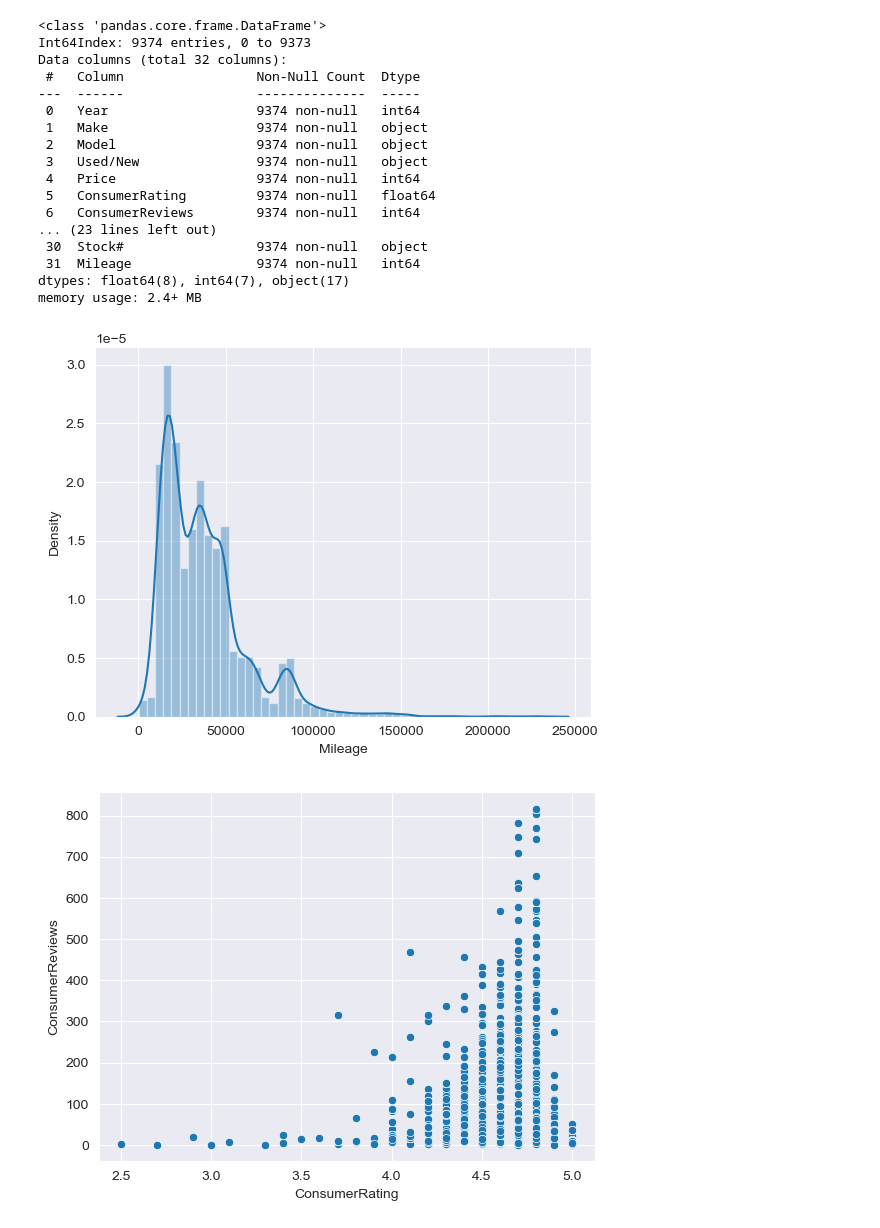
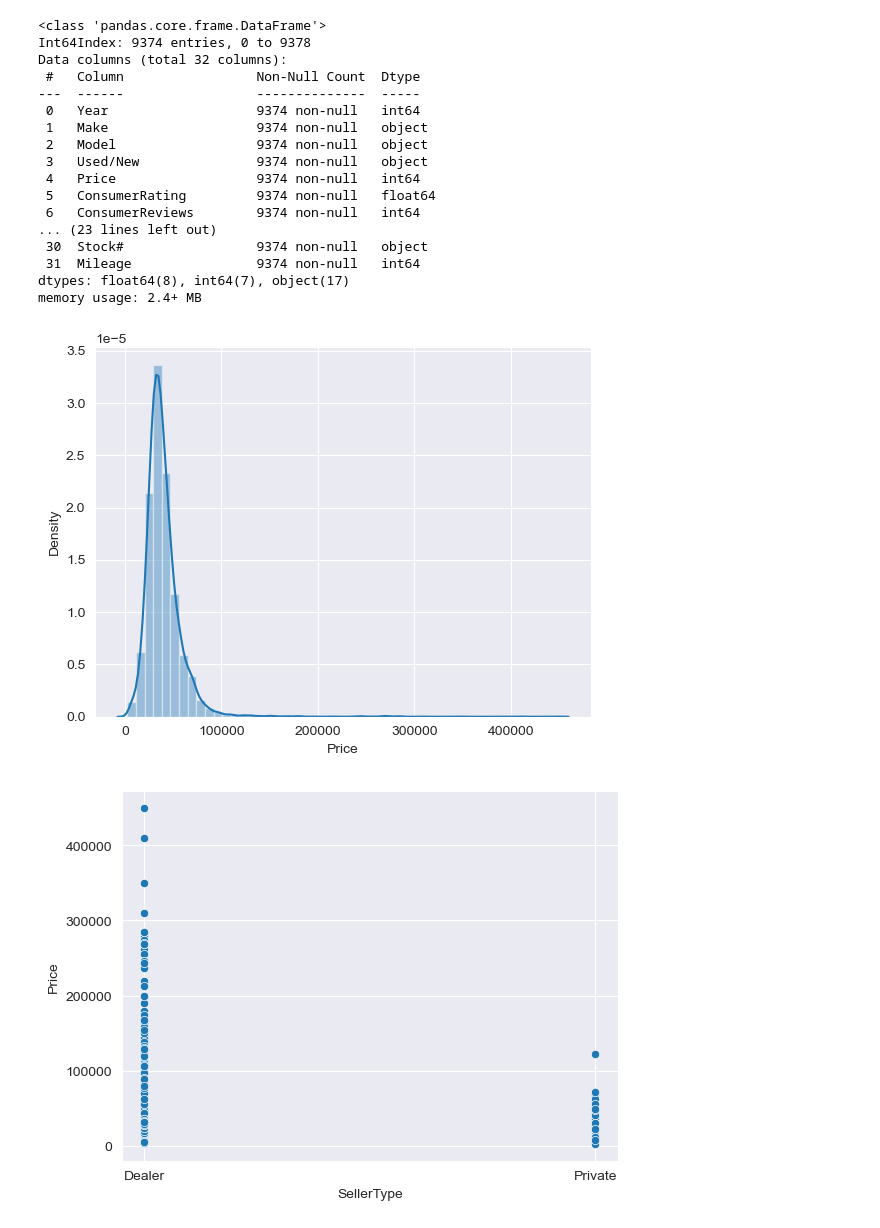
Before and after one commit to VickieL2399/ISYS-with-a-Y, a Jupyter notebook: ISYS with a Y/Q2.ipynb, the cells around one changed output. Saved outputs shown, nothing was run; the diff lists cells and outputs as text; code cells hidden in the pictures.

Commit message:
Fliter the data. Made Price into a int and got ride of comma and $.Made graphs of SellerType and price and organized price from lowest to highest.

```diff
--- a/ISYS with a Y/Q2.ipynb
+++ b/ISYS with a Y/Q2.ipynb
@@ -44,26 +44,21 @@ Data columns (total 32 columns):
 dtypes: float64(8), int64(6), object(18)
 memory usage: 2.3+ MB
 # %%
-#For length of data
-
 # Load the database into a pandas dataframe
 car_sale_data = pd.read_csv('./Online_Cars_Sale_Marketplace_Data.csv')
 
 # Remove the dollar sign from the 'Price' column
-car_sale_data['Price'] = car_sale_data['Price'].replace('$', '')
+car_sale_data['Price'] = car_sale_data['Price'].str.replace('$', '')
 
-car_sale_data['Price'] = car_sale_data['Price'].replace(',', '')
+# Remove the comma from the 'Price' column
+car_sale_data['Price'] = car_sale_data['Price'].str.replace(',', '')
 
-car_sale_data = car_sale_data[car_sale_data['Price']!= 'No Price']
-#.astype(float)
+# Remove the "Not Priced" from the 'Price' column
+car_sale_data = car_sale_data[car_sale_data['Price']!= 'Not Priced']
 
+# Turn 'Price' into all ints
 car_sale_data['Price'] = car_sale_data['Price'].astype(int)
 
-#car_sale_data =car_sale_data[car_sale_data['Price']!= 'No Price']
-
-
-# Save the modified dataframe back to the CSV file
-car_sale_data.to_csv('./Online_Cars_Sale_Marketplace_Data.csv', index=False)
 
 car_sale_data
 # %% [output]
@@ -82,29 +77,9 @@ car_sale_data
 9374 rows × 32 columns
-# %%
-# Load the database into a pandas dataframe
-car_sale_data = pd.read_csv('./Online_Cars_Sale_Marketplace_Data.csv')
-
-# Remove the dollar sign from the 'Price' column
-car_sale_data['Price'] = car_sale_data['Price'].str.replace('$', '')
-
-# Remove the comma from the 'Price' column
-car_sale_data['Price'] = car_sale_data['Price'].str.replace(',', '')
-
-# Remove the "Not Priced" from the 'Price' column
-car_sale_data = car_sale_data[car_sale_data['Price']!= 'Not Priced']
-
-# Turn 'Price' into all ints
-car_sale_data['Price'] = car_sale_data['Price'].astype(int)
-
-# Save the modified dataframe back to the CSV file
-car_sale_data.to_csv('./Online_Cars_Sale_Marketplace_Data.csv', index=False)
-
-car_sale_data
 # %%
 car_sale_data.info()
 # %% [output]
 <class 'pandas.core.frame.DataFrame'>
-Int64Index: 9374 entries, 0 to 9373
+Int64Index: 9374 entries, 0 to 9378
 Data columns (total 32 columns):
  #   Column                 Non-Null Count  Dtype
 ---  ------                 --------------  -----
@@ -122,10 +97,10 @@ dtypes: float64(8), int64(7), object(17)
 memory usage: 2.4+ MB
 # %%
 sns.set_style('darkgrid')
-sns.distplot(a=car_sales['Mileage']);
+sns.distplot(a=car_sale_data['Price']);
 # %% [output]
-[figure, old version]
+[figure, new version]
 # %%
-sns.scatterplot(x=car_sales['ConsumerRating'], y=car_sales['ConsumerReviews']);
+sns.scatterplot(x=car_sale_data['SellerType'], y=car_sale_data['Price']);
 # %% [output]
-[figure, old version]
+[figure, new version]
```
Also changed, not shown: parts of 6 cells of this notebook, 3 other files.
